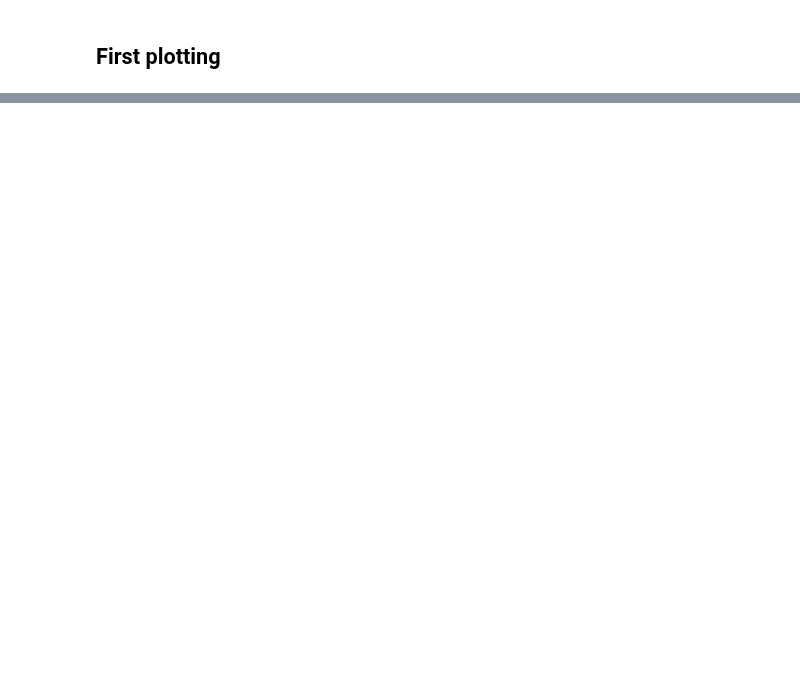
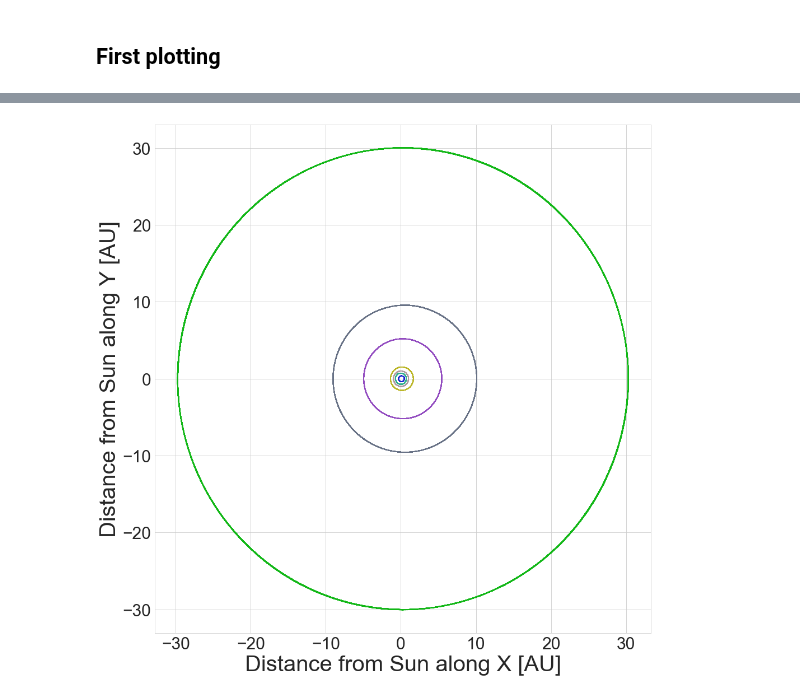
Before and after one commit to masterdesky/ELTE-comp-sim-2019, a Jupyter notebook: III. Planetary Motions/out/III. Planetary Motions.ipynb, the cells around one changed output, grey strips where cells are left out. Drawn from its saved outputs; the diff is of its cells as text; code cells hidden in the pictures; blank space fills up the shorter version.

Commit message:
Solar system added

```diff
--- a/III. Planetary Motions/out/III. Planetary Motions.ipynb
+++ b/III. Planetary Motions/out/III. Planetary Motions.ipynb
@@ -34,7 +60,7 @@ def mode_choose():
 
     current_mode = ('..\Release\kepler.exe ' +
                     str(r_ap) + ' ' +
-                    str(eccentricity) + ' ' +
+                    str(ecc) + ' ' +
                     str(periods) + ' ' +
                     str(dt) + ' ' +
                     str(accuracy)
@@ -67,0 +103,40 @@ plt.show()
+# %%
+nrows = 1
+ncols = 1
+picsize = 14
+fig, axes = plt.subplots(nrows=nrows, ncols=ncols, figsize=((nrows*picsize)*(a/b),nrows*picsize))
+
+for keys, values in Planets.items():
+    if (keys != 'Halley' and
+        keys != 'Pluto' and
+        keys != 'Neptune' and
+        keys != 'Uranus'):
+        color = np.array((np.random.rand(),np.random.rand(),np.random.rand()))
+        # Aphelion distance in AU
+        r_ap = Planets[keys][0]
+        # Eccentricity
+        ecc = Planets[keys][1]
+        current_mode = mode_choose()
+        os.system(current_mode)
+        data_adaptive = np.genfromtxt('adaptive.dat')
+        axes.plot(data_adaptive[::steps,1], data_adaptive[::steps,2], c=color)
+
+
+axes.set_xlabel('Distance from Sun along X [AU]', fontsize=40)
+axes.set_ylabel('Distance from Sun along Y [AU]', fontsize=40)
+
+axes.tick_params(axis='both', which='major', labelsize=30)
+
+Sun = Circle((0, 0), 0.05, fc='k', zorder=10)
+axes.add_patch(Sun)
+
+fig.tight_layout()
+plt.savefig(image_path +
+            'orbit_all.' +
+            image_format,
+            format=image_format,
+            dpi=image_dpi,
+            bbox_inches='tight')
+plt.show()
+# %% [output]
+[figure, added]
```
Also changed, not shown: parts of 5 cells of this notebook, 4 other files.
